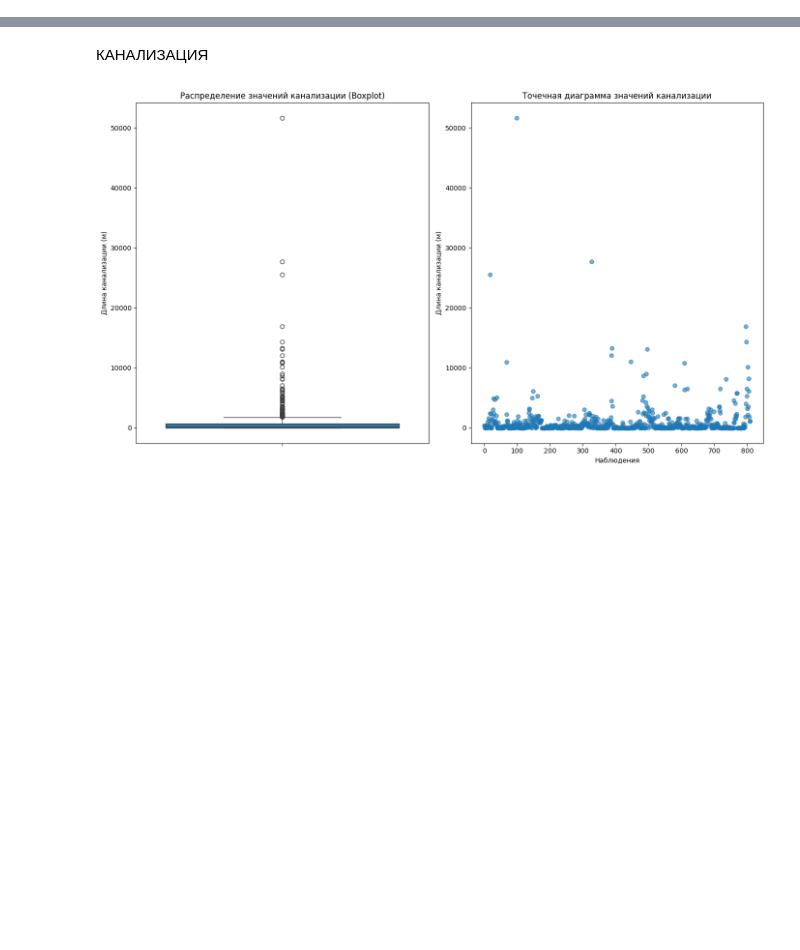
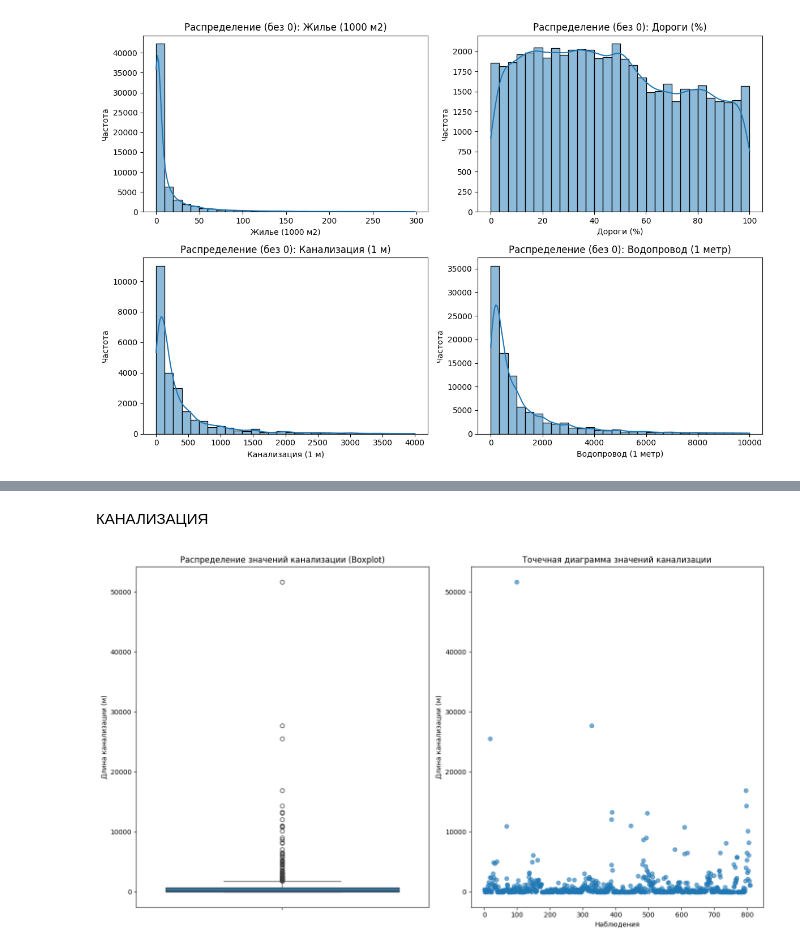
Before and after one commit to eddaboy/protest_paper, a Jupyter notebook: data_preparation/data_balance.ipynb, the cells around one changed output, grey strips where cells are left out. Cells and saved outputs as stored; diff of their text form; code cells hidden in the pictures; blank space fills up the shorter version.

Commit message:
data_balance обновлено

```diff
--- a/data_preparation/data_balance.ipynb
+++ b/data_preparation/data_balance.ipynb
@@ -8 +12,41 @@ import warnings
 warnings.filterwarnings('ignore')
+# %%
+
+data = pd.read_csv("общие_данные_2010t.csv")
+# data = pd.read_csv("росстат_balanced.csv")
+data = data.drop_duplicates(['oktmo', 'year'])
+
+
+columns_to_plot = [
+    "Жилье (1000 м2)",
+    "Дороги (%)",
+    "Канализация (1 м)",
+    "Водопровод (1 метр)"
+]
+
+# Создаём фигуру
+fig, axes = plt.subplots(2, 2, figsize=(12, 8))
+
+for ax, col in zip(axes.flat, columns_to_plot):
+    series = data[col].dropna()
+    series = series[series > 0]   # исключаем нули
+
+    # Дополнительный фильтр для "Дороги (%)"
+    if col == "Дороги (%)":
+        series = series[series <= 100]
+    if col == "Жилье (1000 м2)":
+        series = series[series <= 300]
+    if col == "Канализация (1 м)":
+        series = series[series <= 4000]
+    if col == "Водопровод (1 метр)":
+        series = series[series <= 10000]
+
+    sns.histplot(series, kde=True, bins=30, ax=ax)
+    ax.set_title(f"Распределение (без 0): {col}")
+    ax.set_xlabel(col)
+    ax.set_ylabel("Частота")
+
+plt.tight_layout()
+plt.show()
+# %% [output]
+[figure, added]
```
Also changed, not shown: parts of 3 cells of this notebook.
